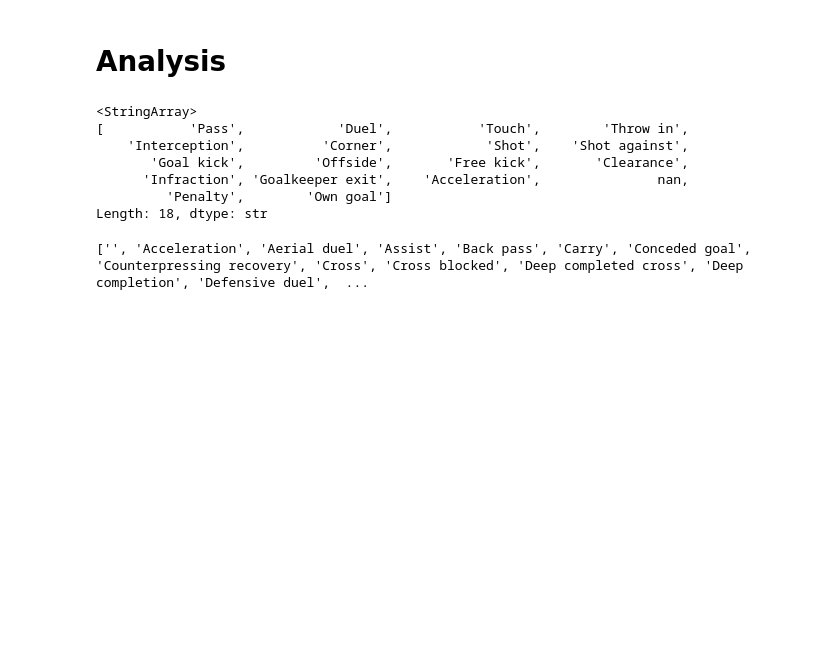
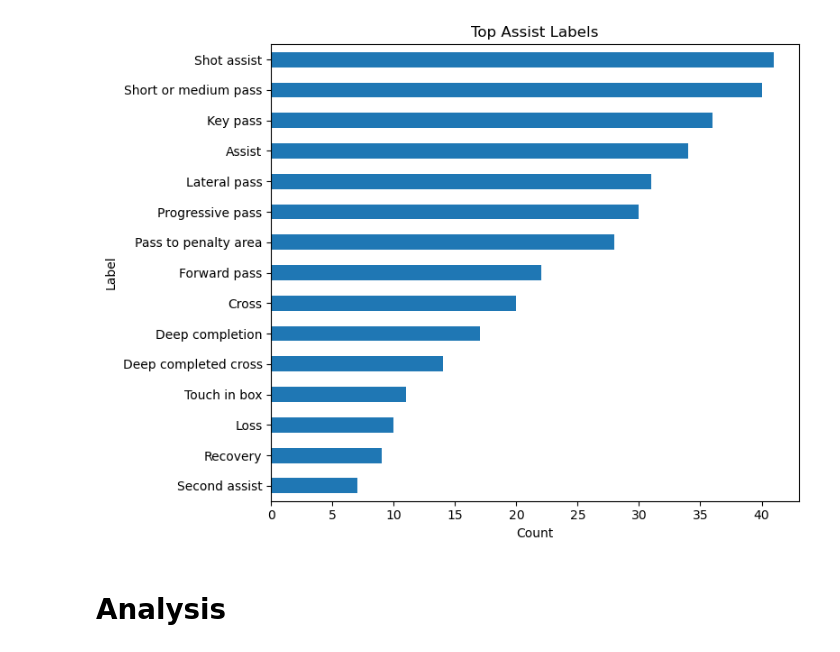
Before and after one commit to Hungagainagainagain/UofU-Soccer-Analytics, a Jupyter notebook: 2025season_analytics.ipynb, the cells around one changed output. Drawn from its saved outputs; the diff is of its cells as text; code cells hidden in the pictures; blank space fills up the shorter version.

```diff
--- a/2025season_analytics.ipynb
+++ b/2025season_analytics.ipynb
@@ -170,24 +227,21 @@ merged.shape
+# %%
+
+# Split → explode → count
+freq = (
+    assists["Additional Labels"]
+    .str.split(", ")
+    .explode()
+    .value_counts()
+)
+
+# Plot (top 15 for readability)
+freq.head(15).sort_values().plot(kind="barh", figsize=(8,6))
+plt.title("Top Assist Labels")
+plt.xlabel("Count")
+plt.ylabel("Label")
+plt.tight_layout()
+plt.show()
+# %% [output]
+[figure, added]
 # %% [markdown]
 # Analysis
-# %%
-print(player_data['Action Type'].unique())
-# %% [output]
-<StringArray>
-[           'Pass',            'Duel',           'Touch',        'Throw in',
-    'Interception',          'Corner',            'Shot',    'Shot against',
-       'Goal kick',         'Offside',       'Free kick',       'Clearance',
-      'Infraction', 'Goalkeeper exit',    'Acceleration',               nan,
-         'Penalty',        'Own goal']
-Length: 18, dtype: str
-# %%
-unique_labels = sorted(
-    set(
-        label
-        for sublist in player_data["Additional Labels"].dropna().str.split(", ")
-        for label in sublist
-    )
-)
-
-print(unique_labels)
-# %% [output]
-['', 'Acceleration', 'Aerial duel', 'Assist', 'Back pass', 'Carry', 'Conceded goal', 'Counterpressing recovery', 'Cross', 'Cross blocked', 'Deep completed cross', 'Deep completion', 'Defensive duel',  ...
```
Also changed, not shown: parts of 20 cells of this notebook, 32 other files.
